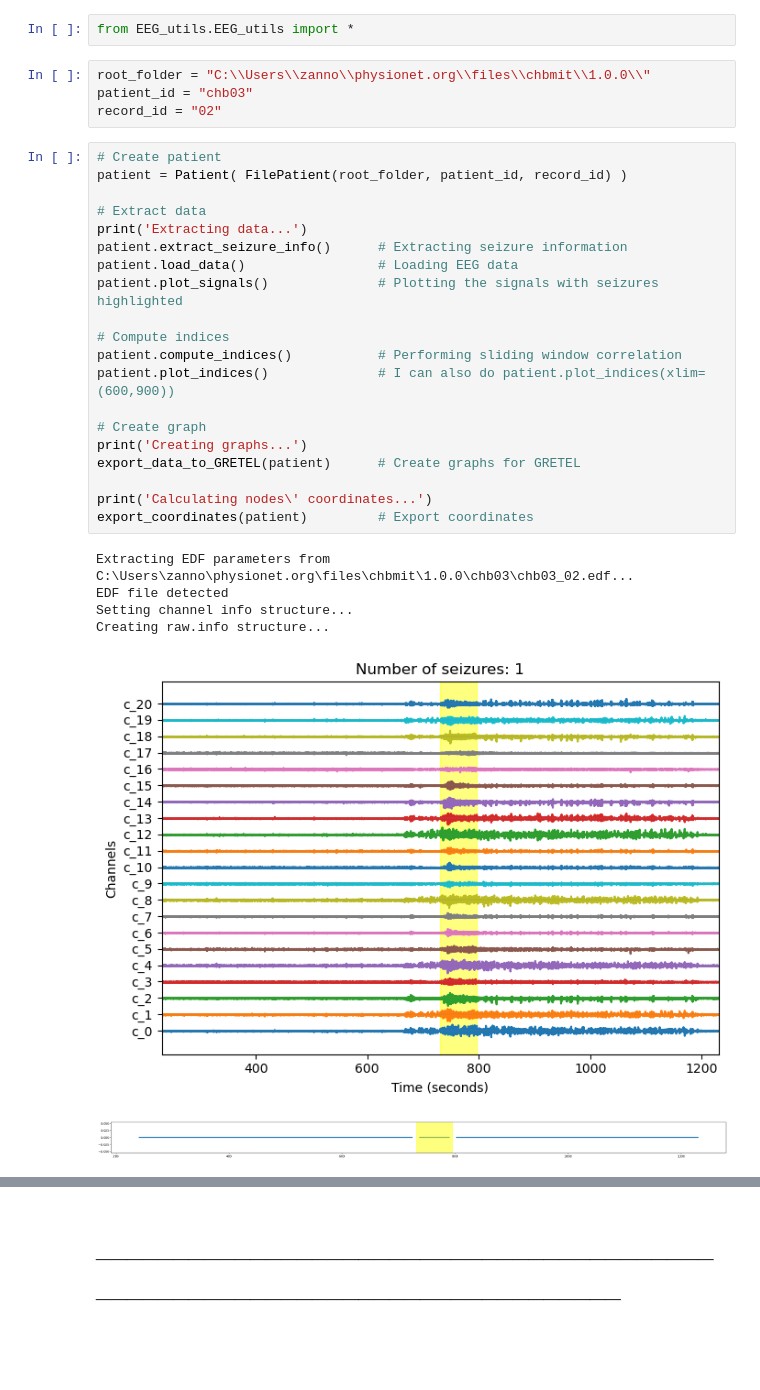
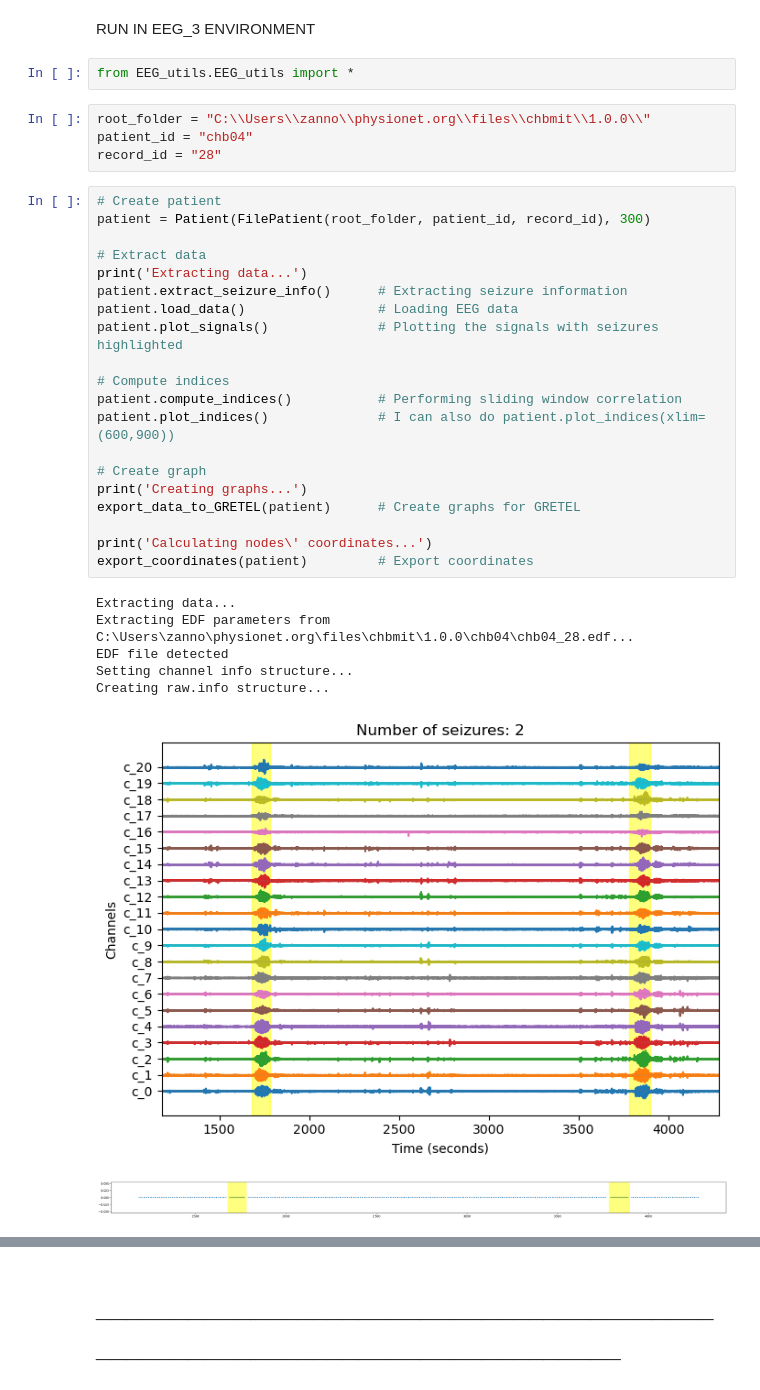
Before and after one commit to MartinaZan/CORTEX, a Jupyter notebook: 0 - EEG data.ipynb, the cells around one changed output, grey strips where cells are left out. Saved outputs shown, nothing was run; the diff lists cells and outputs as text; blank space fills up the shorter version.

```diff
--- a/0 - EEG data.ipynb
+++ b/0 - EEG data.ipynb
@@ -1,33 +1,36 @@
+# %% [markdown]
+RUN IN EEG_3 ENVIRONMENT
 # %%
 from EEG_utils.EEG_utils import *
 # %%
 root_folder = "C:\\Users\\zanno\\physionet.org\\files\\chbmit\\1.0.0\\"
-patient_id = "chb03"
-record_id = "02"
+patient_id = "chb04"
+record_id = "28"
 # %%
 # Create patient
-patient = Patient( FilePatient(root_folder, patient_id, record_id) )
+patient = Patient(FilePatient(root_folder, patient_id, record_id), 300)
 
 # Extract data
 print('Extracting data...')
 patient.extract_seizure_info()      # Extracting seizure information
 patient.load_data()                 # Loading EEG data
 patient.plot_signals()              # Plotting the signals with seizures highlighted
 
 # Compute indices
 patient.compute_indices()           # Performing sliding window correlation
 patient.plot_indices()              # I can also do patient.plot_indices(xlim=(600,900))
 
 # Create graph
 print('Creating graphs...')
 export_data_to_GRETEL(patient)      # Create graphs for GRETEL
 
 print('Calculating nodes\' coordinates...')
 export_coordinates(patient)         # Export coordinates
 # %% [output]
-Extracting EDF parameters from C:\Users\zanno\physionet.org\files\chbmit\1.0.0\chb03\chb03_02.edf...
+Extracting data...
+Extracting EDF parameters from C:\Users\zanno\physionet.org\files\chbmit\1.0.0\chb04\chb04_28.edf...
 EDF file detected
 Setting channel info structure...
 Creating raw.info structure...
-[figure, old version]
+[figure, new version]
-[figure, old version]
+[figure, new version]
```
Also changed, not shown: parts of 2 cells of this notebook, 8 other files.
